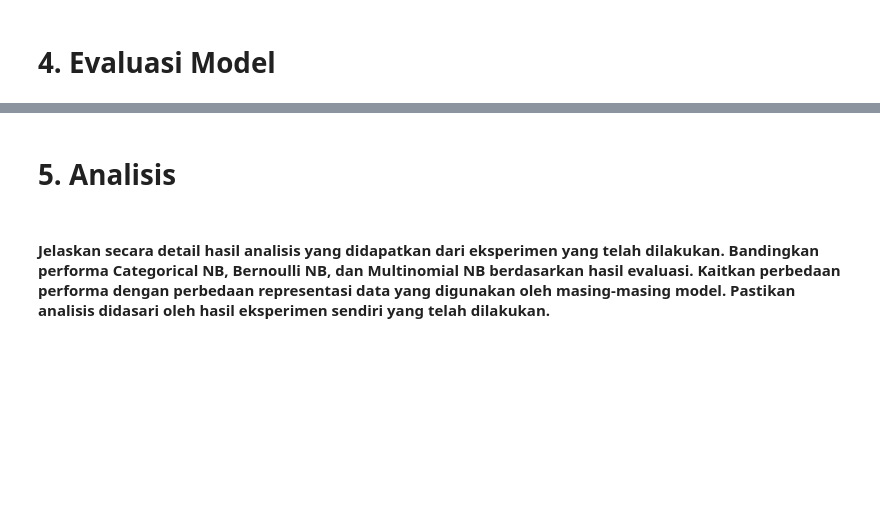
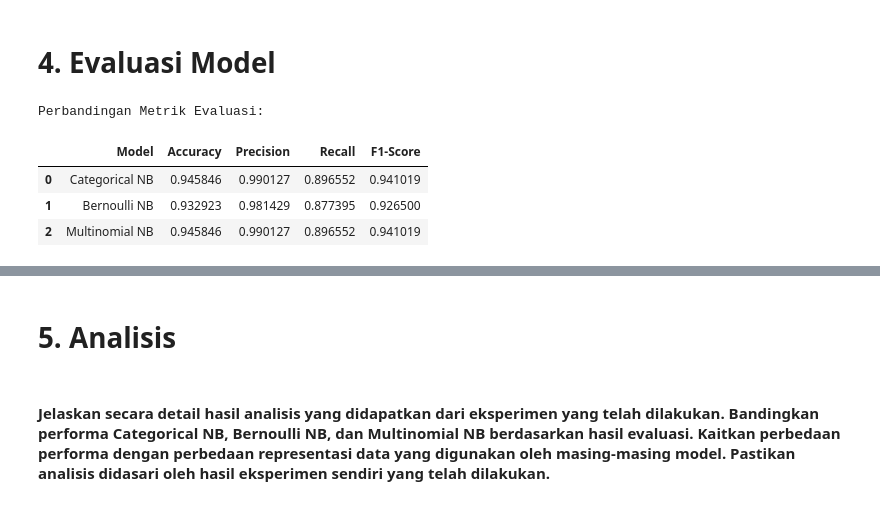
Before and after one commit to AIEngCourses/ml, a Jupyter notebook: 2_NB/1_NB_Logreg_5054251024.ipynb, the cells around one changed output, grey strips where cells are left out. Cells and saved outputs as stored; diff of their text form; code cells hidden in the pictures; blank space fills up the shorter version.

```diff
--- a/2_NB/1_NB_Logreg_5054251024.ipynb
+++ b/2_NB/1_NB_Logreg_5054251024.ipynb
@@ -193,0 +320,36 @@ MultinomialNB membutuhkan input non-negatif dan menginterpretasikannya sebagai f
+# %%
+# Tampilkan metrik evaluasi untuk setiap model: Accuracy, Precision, Recall, dan F1-Score.
+# Sajikan dalam satu tabel perbandingan agar mudah dibandingkan.
+metrics_data = {
+    'Model': ['Categorical NB', 'Bernoulli NB', 'Multinomial NB'],
+    'Accuracy': [
+        accuracy_score(y_test, y_pred_cnb),
+        accuracy_score(y_test, y_pred_bnb),
+        accuracy_score(y_test, y_pred_mnb)
+    ],
+    'Precision': [
+        precision_score(y_test, y_pred_cnb),
+        precision_score(y_test, y_pred_bnb),
+        precision_score(y_test, y_pred_mnb)
+    ],
+    'Recall': [
+        recall_score(y_test, y_pred_cnb),
+        recall_score(y_test, y_pred_bnb),
+        recall_score(y_test, y_pred_mnb)
+    ],
+    'F1-Score': [
+        f1_score(y_test, y_pred_cnb),
+        f1_score(y_test, y_pred_bnb),
+        f1_score(y_test, y_pred_mnb)
+    ]
+}
+
+df_eval = pd.DataFrame(metrics_data)
+print("Perbandingan Metrik Evaluasi:")
+display(df_eval)
+# %% [output]
+Perbandingan Metrik Evaluasi:
+|  | Model | Accuracy | Precision | Recall | F1-Score |
+| 0 | Categorical NB | 0.945846 | 0.990127 | 0.896552 | 0.941019 |
+| 1 | Bernoulli NB | 0.932923 | 0.981429 | 0.877395 | 0.926500 |
+| 2 | Multinomial NB | 0.945846 | 0.990127 | 0.896552 | 0.941019 |
```
Also changed, not shown: parts of 24 cells of this notebook.
